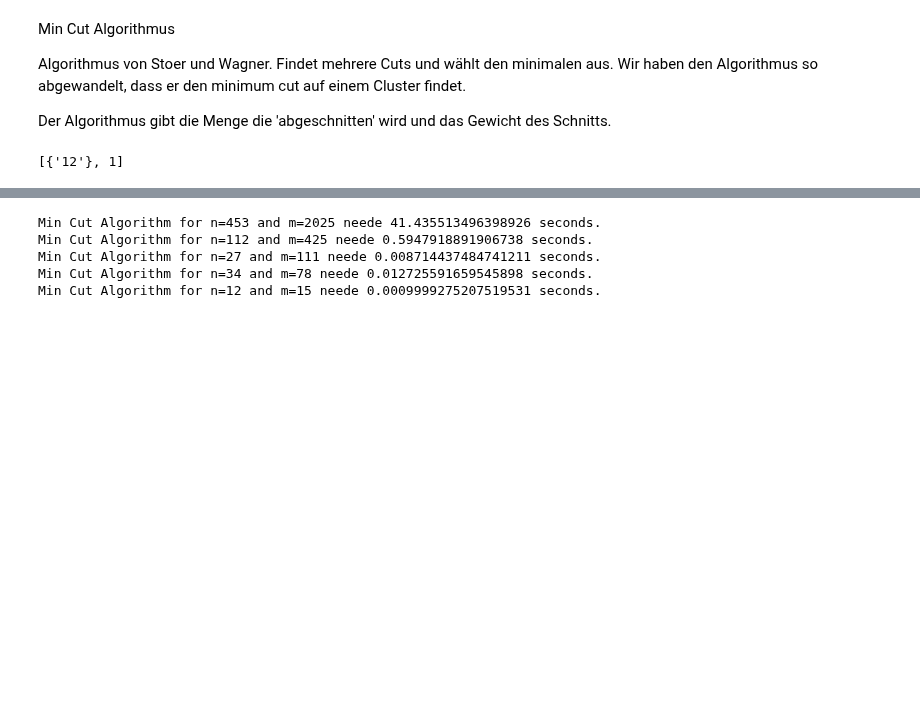
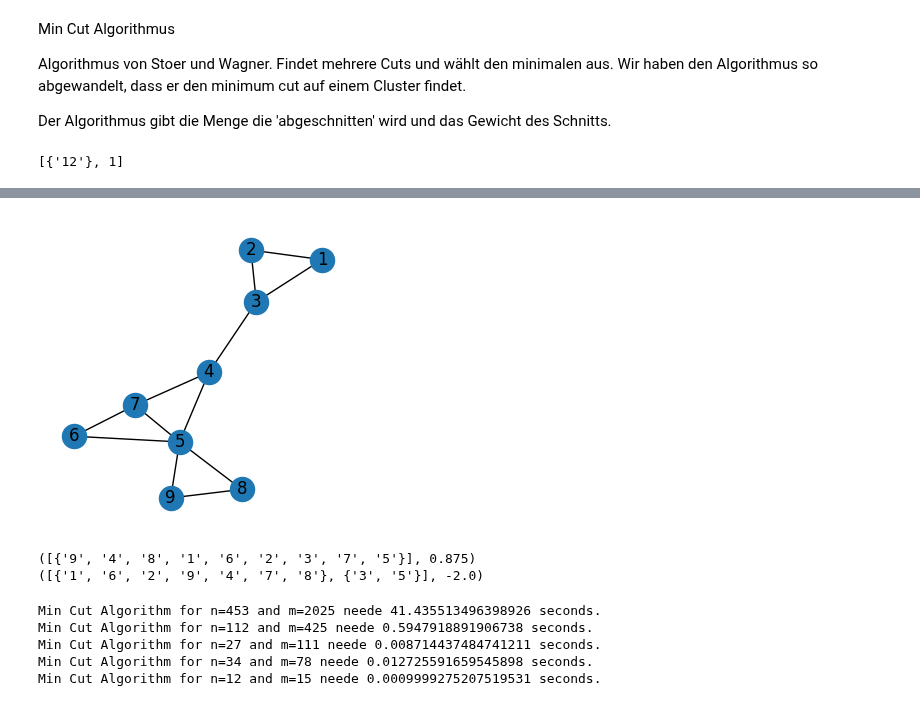
Before and after one commit to Hanno1/AlgorithmischeNetzwerkanalyseLAB, a Jupyter notebook: persentation_task5.ipynb, the cells around one changed output, grey strips where cells are left out. Drawn from its saved outputs; the diff is of its cells as text; code cells hidden in the pictures; blank space fills up the shorter version.

```diff
--- a/persentation_task5.ipynb
+++ b/persentation_task5.ipynb
@@ -51,3 +51,28 @@ print(result)
+# %%
+G = Graph()
+G.add_edge(1, 2)
+G.add_edge(2, 3)
+G.add_edge(3, 1)
+G.add_edge(3, 4)
+G.add_edge(4, 5)
+G.add_edge(5, 6)
+G.add_edge(6, 7)
+G.add_edge(7, 4)
+G.add_edge(5, 7)
+G.add_edge(5, 8)
+G.add_edge(8, 9)
+G.add_edge(9, 5)
+
+fig = plt.figure(figsize=(3, 3))
+draw_graph(G, label_on=True)
+# %% [output]
+[figure, added]
+# %%
+print(Ca.first_heuristic(G))
+print(Ca.first_heuristic(G, version="dis"))
+# %% [output]
+([{'9', '4', '8', '1', '6', '2', '3', '7', '5'}], 0.875)
+([{'1', '6', '2', '9', '4', '7', '8'}, {'3', '5'}], -2.0)
 # %%
 # Laufzeit auf vollen Graphen -> Algorithmus wurde nicht weiter optmiert
 for path in ["networks/bio-celegans.mtx", "networks/out.adjnoun_adjacency_adjacency_", "networks/out.moreno_zebra_zebra_", "networks/out.ucidata-zachary_", "networks/special_case_for_networkx.mtx"]:
```
Also changed, not shown: parts of 2 cells of this notebook.
